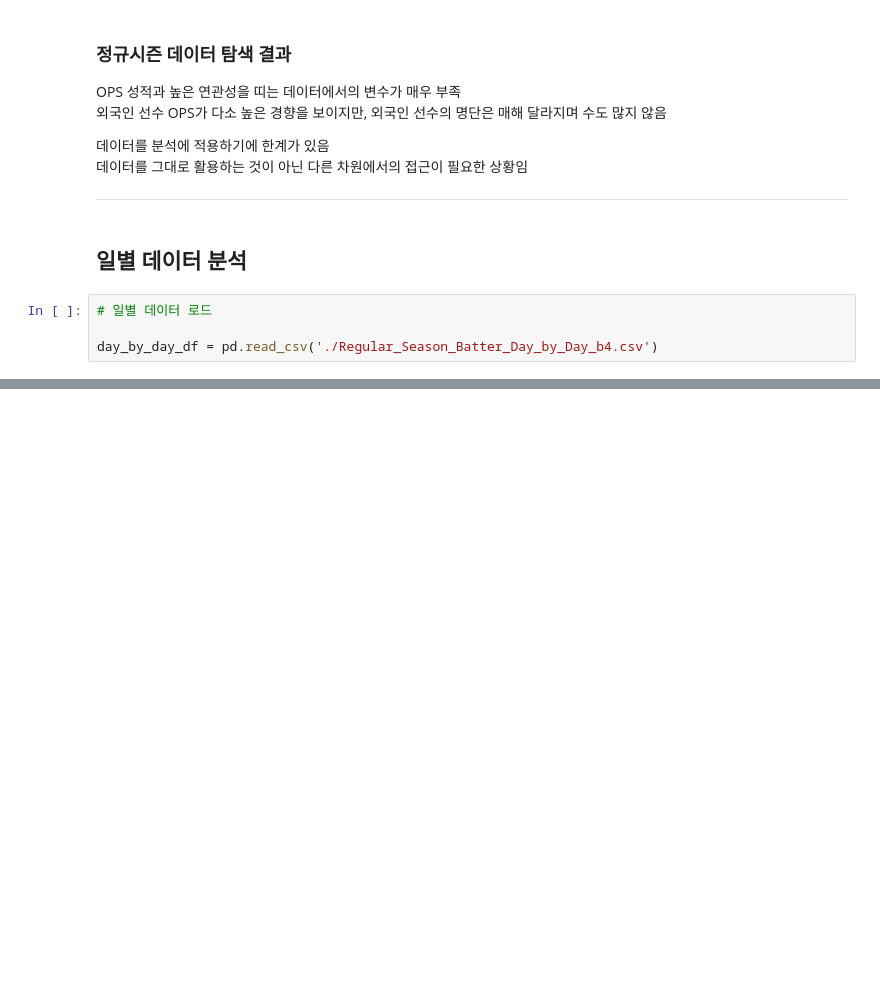
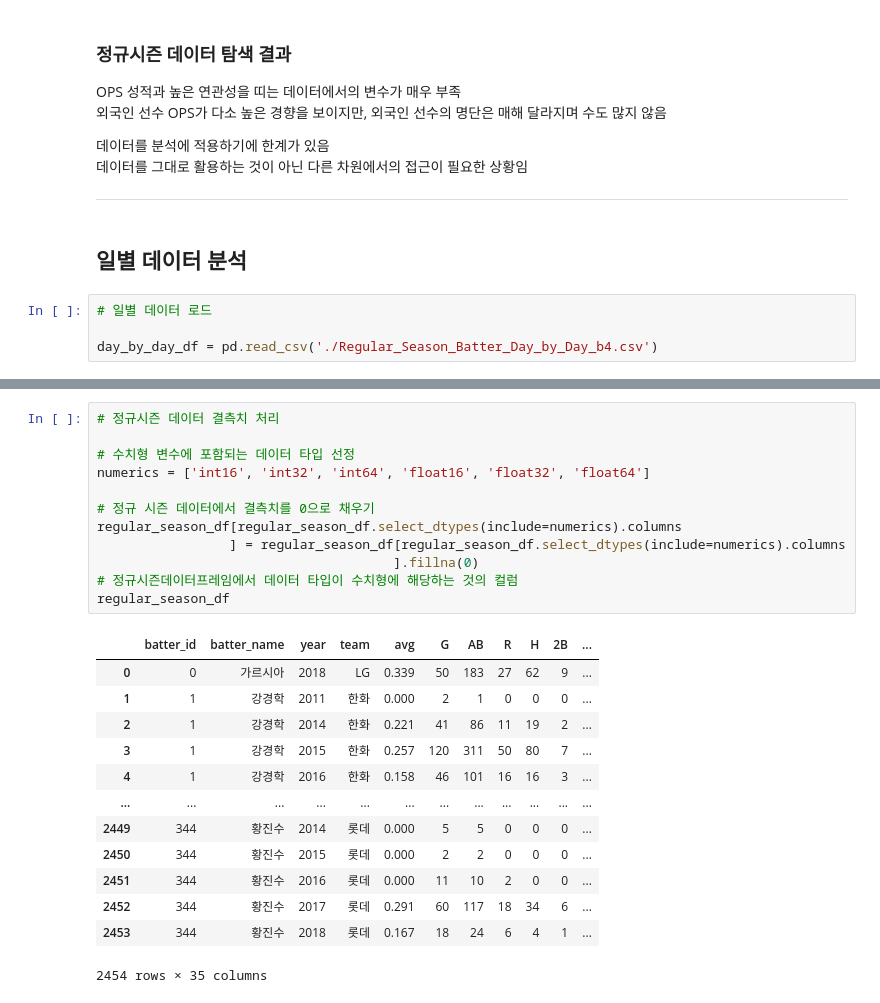
Before and after one commit to RhrnakFkEp/Study, a Jupyter notebook: Dacon/Textbook_Study/KBO_OPS/KBO_OPS.ipynb, the cells around one changed output, grey strips where cells are left out. Saved outputs shown, nothing was run; the diff lists cells and outputs as text; blank space fills up the shorter version.

```diff
--- a/Dacon/Textbook_Study/KBO_OPS/KBO_OPS.ipynb
+++ b/Dacon/Textbook_Study/KBO_OPS/KBO_OPS.ipynb
@@ -737,0 +862,26 @@ display(day_by_day_df.shape, day_by_day_df.head())
+# %%
+# 정규시즌 데이터 결측치 처리
+
+# 수치형 변수에 포함되는 데이터 타입 선정
+numerics = ['int16', 'int32', 'int64', 'float16', 'float32', 'float64']
+
+# 정규 시즌 데이터에서 결측치를 0으로 채우기
+regular_season_df[regular_season_df.select_dtypes(include=numerics).columns
+                 ] = regular_season_df[regular_season_df.select_dtypes(include=numerics).columns
+                                      ].fillna(0)
+# 정규시즌데이터프레임에서 데이터 타입이 수치형에 해당하는 것의 컬럼
+regular_season_df
+# %% [output]
+|  | batter_id | batter_name | year | team | avg | G | AB | R | H | 2B | ... |
+| 0 | 0 | 가르시아 | 2018 | LG | 0.339 | 50 | 183 | 27 | 62 | 9 | ... |
+| 1 | 1 | 강경학 | 2011 | 한화 | 0.000 | 2 | 1 | 0 | 0 | 0 | ... |
+| 2 | 1 | 강경학 | 2014 | 한화 | 0.221 | 41 | 86 | 11 | 19 | 2 | ... |
+| 3 | 1 | 강경학 | 2015 | 한화 | 0.257 | 120 | 311 | 50 | 80 | 7 | ... |
+| 4 | 1 | 강경학 | 2016 | 한화 | 0.158 | 46 | 101 | 16 | 16 | 3 | ... |
+| ... | ... | ... | ... | ... | ... | ... | ... | ... | ... | ... | ... |
+| 2449 | 344 | 황진수 | 2014 | 롯데 | 0.000 | 5 | 5 | 0 | 0 | 0 | ... |
+| 2450 | 344 | 황진수 | 2015 | 롯데 | 0.000 | 2 | 2 | 0 | 0 | 0 | ... |
+| 2451 | 344 | 황진수 | 2016 | 롯데 | 0.000 | 11 | 10 | 2 | 0 | 0 | ... |
+| 2452 | 344 | 황진수 | 2017 | 롯데 | 0.291 | 60 | 117 | 18 | 34 | 6 | ... |
+| 2453 | 344 | 황진수 | 2018 | 롯데 | 0.167 | 18 | 24 | 6 | 4 | 1 | ... |
+2454 rows × 35 columns
```
Also changed, not shown: parts of 13 cells of this notebook.
